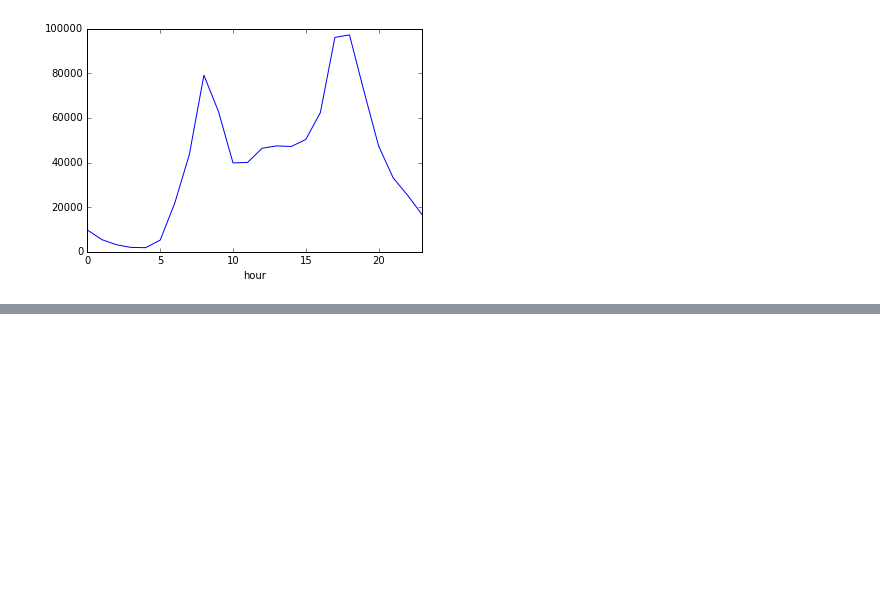
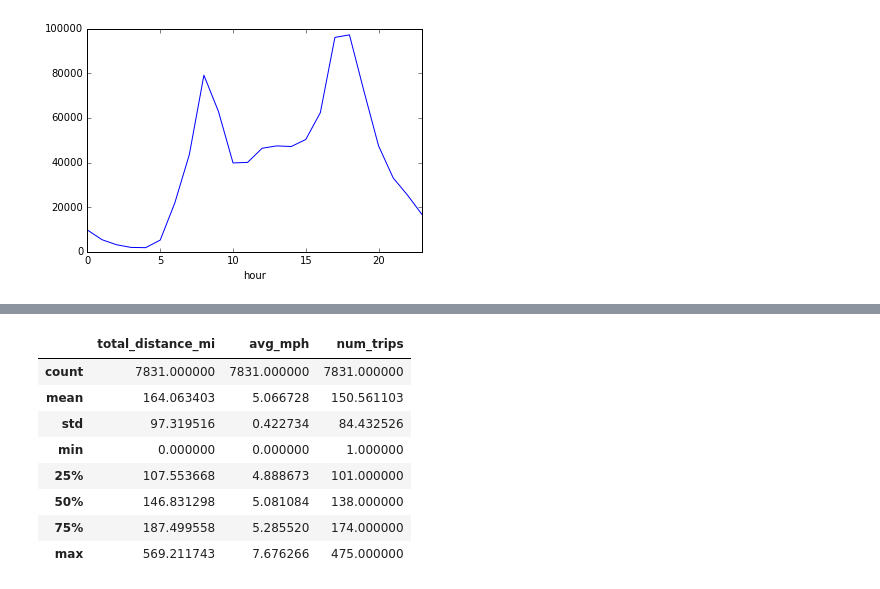
Before and after one commit to dvndrsn/citibike, a Jupyter notebook: Citibike2.ipynb, the cells around one changed output, grey strips where cells are left out. Cells and saved outputs as stored; diff of their text form; code cells hidden in the pictures; blank space fills up the shorter version.

```diff
--- a/Citibike2.ipynb
+++ b/Citibike2.ipynb
@@ -358,3 +358,6 @@ df[df.age < 75].groupby('hour').agg({'mph': np.mean, 'hour': np.size})['hour'].p
 # %% [output]
 <matplotlib.axes._subplots.AxesSubplot at 0x...>
 [figure]
+# %%
+bikeid_info = df.groupby('bikeid').agg({'distance_mi': np.sum, 'bikeid': np.size, 'mph': np.mean }).sort_values(by='distance_mi', ascending=False)
+bikeid_info.columns = ['total_distance_mi', "avg_mph", "num_trips"]
@@ -360,0 +386,12 @@ df[df.age < 75].groupby('hour').agg({'mph': np.mean, 'hour': np.size})['hour'].p
+# %%
+bikeid_info.describe()
+# %% [output]
+|  | total_distance_mi | avg_mph | num_trips |
+| count | 7831.000000 | 7831.000000 | 7831.000000 |
+| mean | 164.063403 | 5.066728 | 150.561103 |
+| std | 97.319516 | 0.422734 | 84.432526 |
+| min | 0.000000 | 0.000000 | 1.000000 |
+| 25% | 107.553668 | 4.888673 | 101.000000 |
+| 50% | 146.831298 | 5.081084 | 138.000000 |
+| 75% | 187.499558 | 5.285520 | 174.000000 |
+| max | 569.211743 | 7.676266 | 475.000000 |
```
Also changed, not shown: parts of 5 cells of this notebook, 1 other file.
